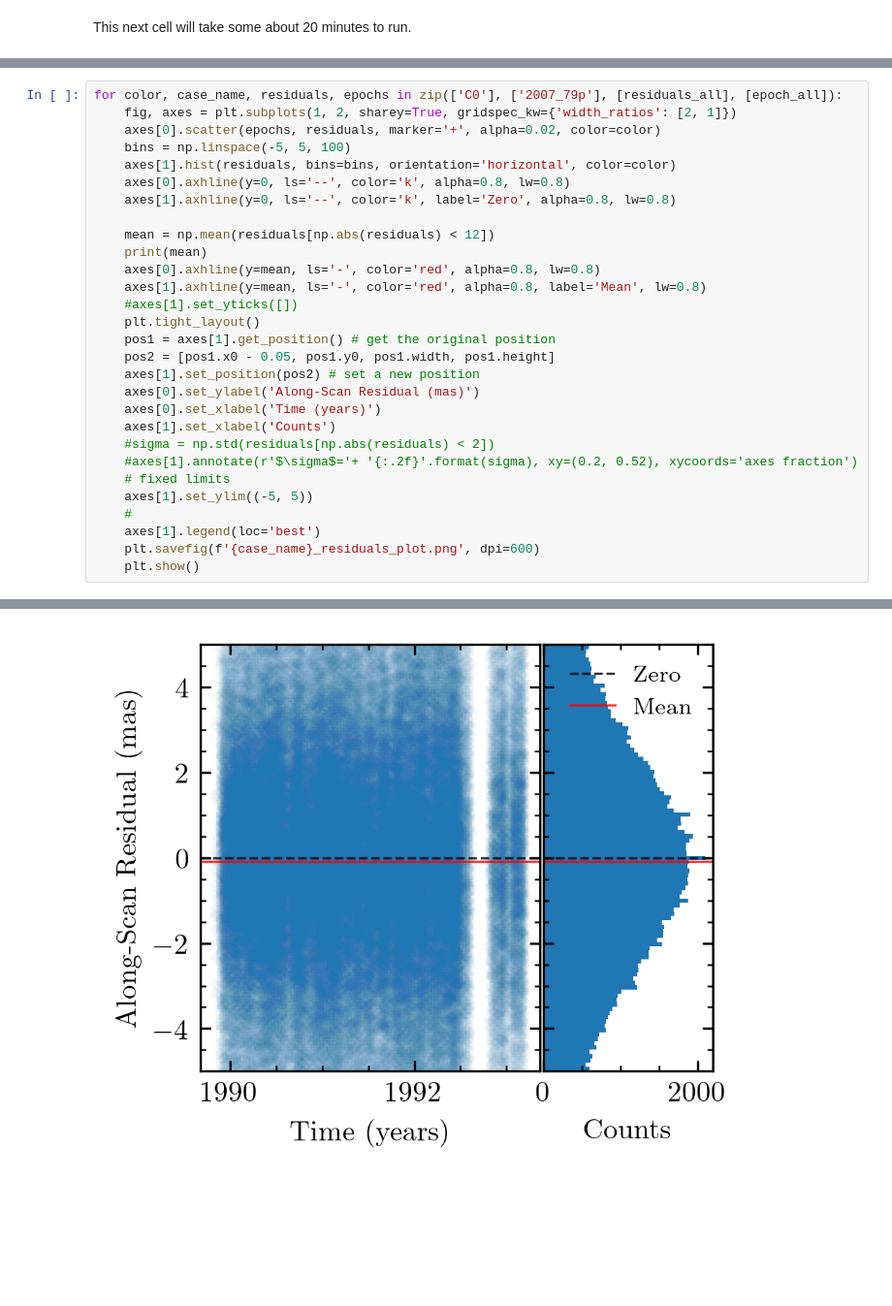
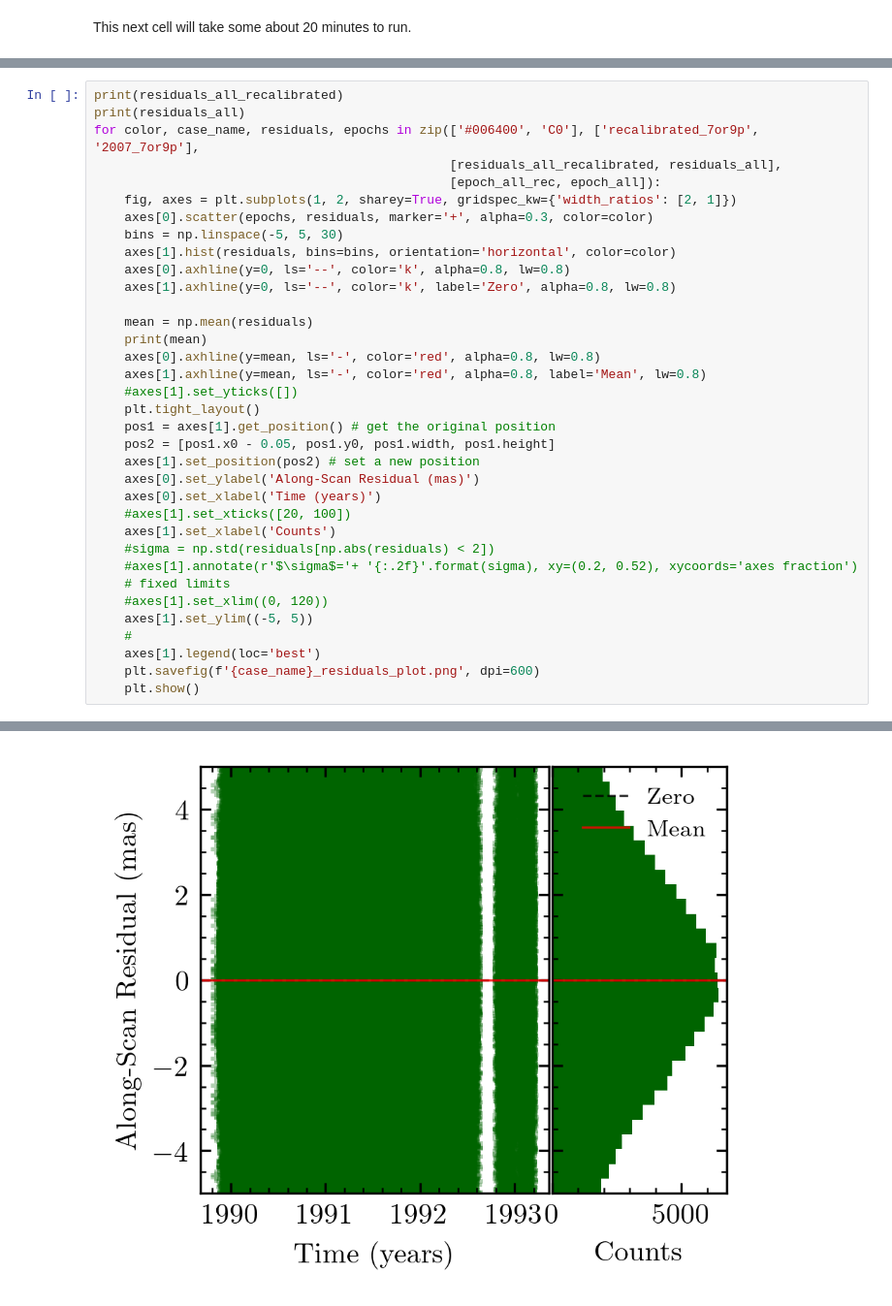
Before and after one commit to savannahpobre/HTOF, a Jupyter notebook: examples_recalibrating_hip2.ipynb, the cells around one changed output, grey strips where cells are left out. Shown: that part at 97% size. Drawn from its saved outputs; the diff is of its cells as text; blank space fills up the shorter version.

Commit message:
added figure to recalibrated examples notebook.

```diff
--- a/examples_recalibrating_hip2.ipynb
+++ b/examples_recalibrating_hip2.ipynb
@@ -166,13 +186,17 @@ Now to make the same plot as we did for the 5 test stars.
 # %%
-for color, case_name, residuals, epochs in zip(['C0'], ['2007_79p'], [residuals_all], [epoch_all]):
+print(residuals_all_recalibrated)
+print(residuals_all)
+for color, case_name, residuals, epochs in zip(['#006400', 'C0'], ['recalibrated_7or9p', '2007_7or9p'],
+                                               [residuals_all_recalibrated, residuals_all],
+                                               [epoch_all_rec, epoch_all]):
     fig, axes = plt.subplots(1, 2, sharey=True, gridspec_kw={'width_ratios': [2, 1]})
-    axes[0].scatter(epochs, residuals, marker='+', alpha=0.02, color=color)
-    bins = np.linspace(-5, 5, 100)
+    axes[0].scatter(epochs, residuals, marker='+', alpha=0.3, color=color)
+    bins = np.linspace(-5, 5, 30)
     axes[1].hist(residuals, bins=bins, orientation='horizontal', color=color)
     axes[0].axhline(y=0, ls='--', color='k', alpha=0.8, lw=0.8)
     axes[1].axhline(y=0, ls='--', color='k', label='Zero', alpha=0.8, lw=0.8)
 
-    mean = np.mean(residuals[np.abs(residuals) < 12])
+    mean = np.mean(residuals)
     print(mean)
     axes[0].axhline(y=mean, ls='-', color='red', alpha=0.8, lw=0.8)
     axes[1].axhline(y=mean, ls='-', color='red', alpha=0.8, label='Mean', lw=0.8)
@@ -183,10 +207,12 @@ for color, case_name, residuals, epochs in zip(['C0'], ['2007_79p'], [residuals_
     axes[1].set_position(pos2) # set a new position
     axes[0].set_ylabel('Along-Scan Residual (mas)')
     axes[0].set_xlabel('Time (years)')
+    #axes[1].set_xticks([20, 100])
     axes[1].set_xlabel('Counts')
     #sigma = np.std(residuals[np.abs(residuals) < 2])
     #axes[1].annotate(r'$\sigma$='+ '{:.2f}'.format(sigma), xy=(0.2, 0.52), xycoords='axes fraction')
     # fixed limits
+    #axes[1].set_xlim((0, 120))
     axes[1].set_ylim((-5, 5))
     #
     axes[1].legend(loc='best')
@@ -197 +226 @@ for color, case_name, residuals, epochs in zip(['C0'], ['2007_79p'], [residuals_
-[figure, old version]
+[figure, new version]
```
Also changed, not shown: parts of 4 cells of this notebook, 1 other file.
